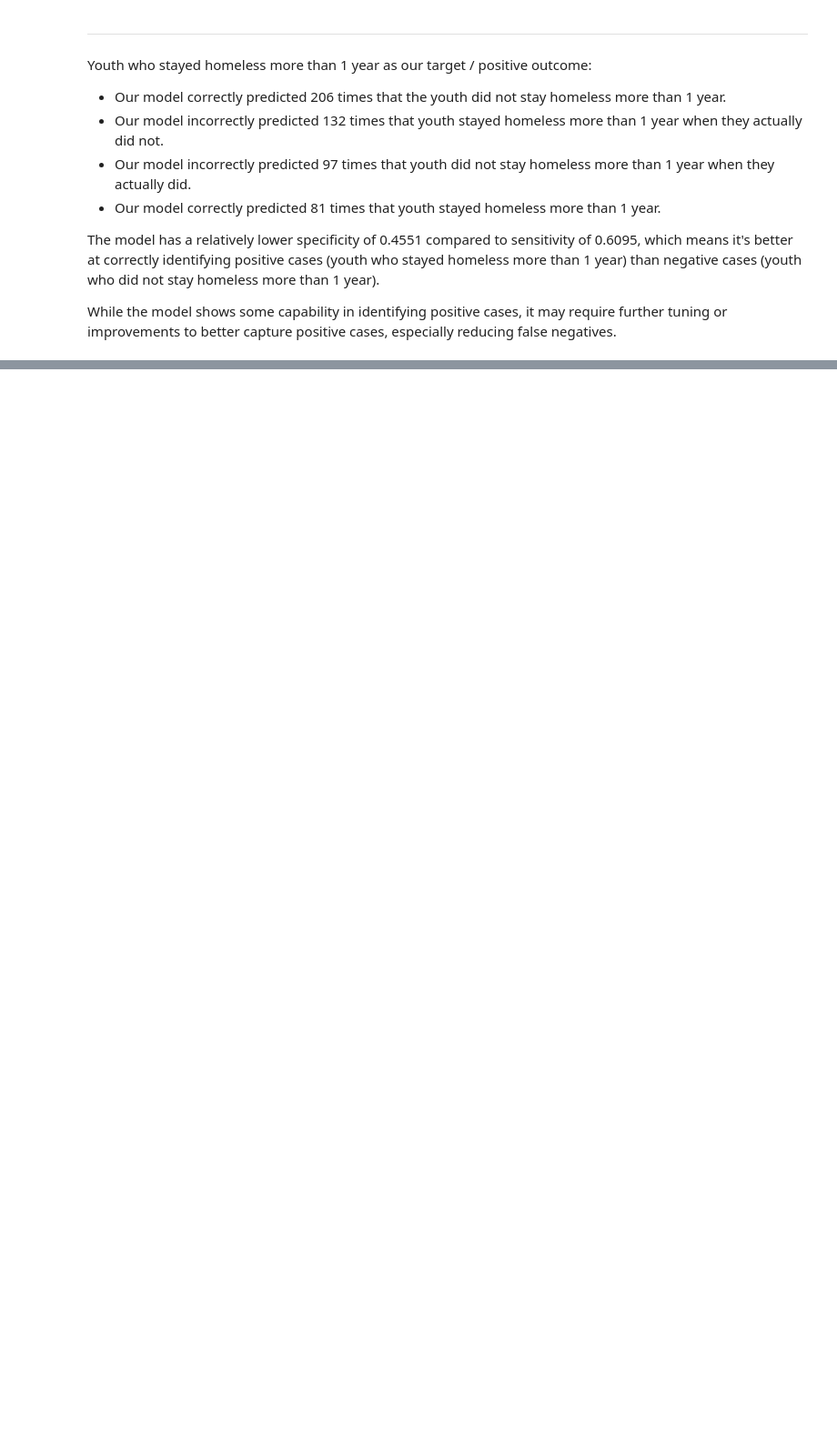
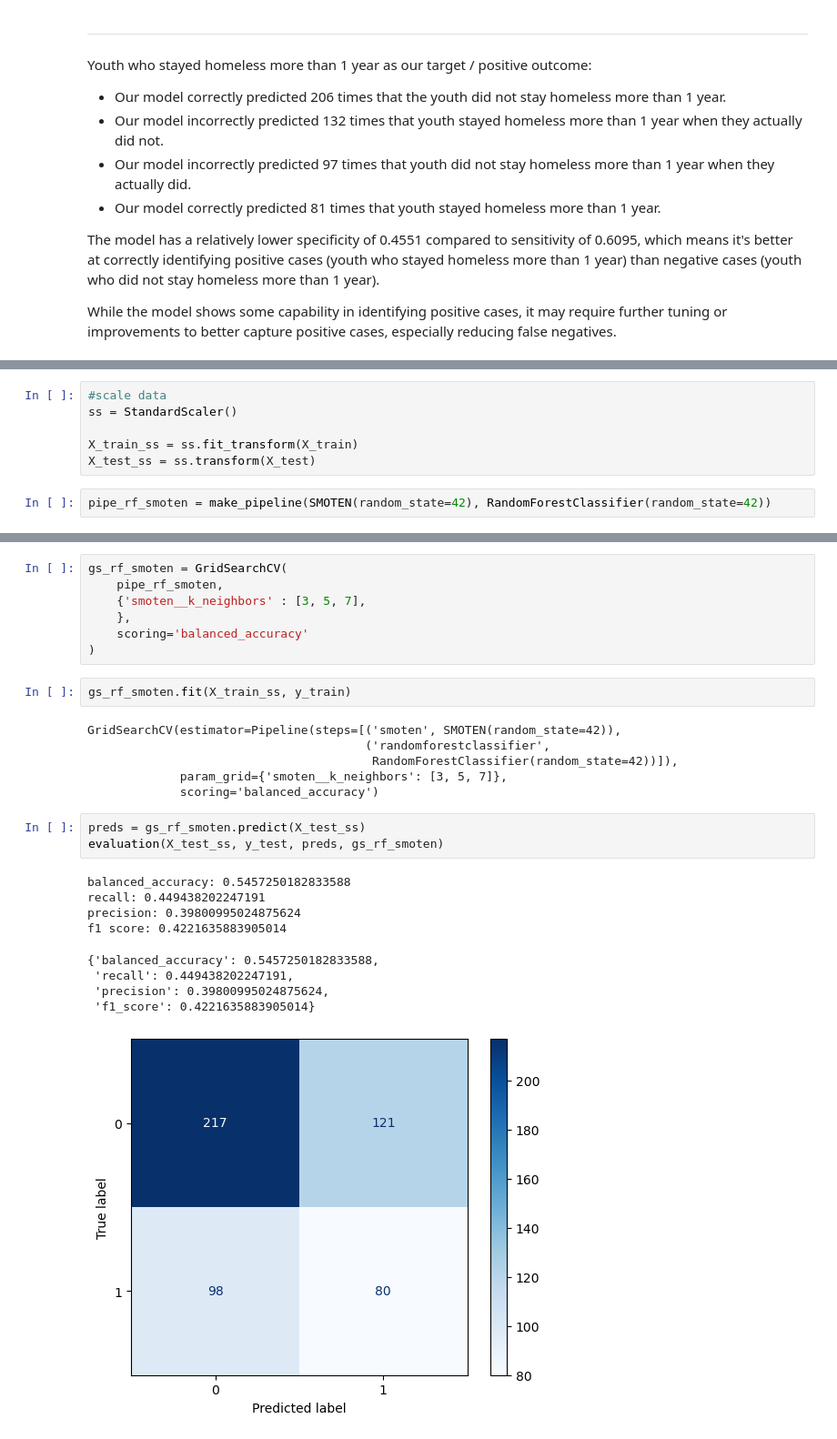
Before and after one commit to dxk613/capstone_project, a Jupyter notebook: youth_model.ipynb, the cells around one changed output, grey strips where cells are left out. Shown: that part at 91% size. Cells and saved outputs as stored; diff of their text form; blank space fills up the shorter version.

```diff
--- a/youth_model.ipynb
+++ b/youth_model.ipynb
@@ -392,0 +446,8 @@ While the model shows some capability in identifying positive cases, it may requ
+# %%
+#scale data
+ss = StandardScaler()
+
+X_train_ss = ss.fit_transform(X_train)
+X_test_ss = ss.transform(X_test)
+# %%
+pipe_rf_smoten = make_pipeline(SMOTEN(random_state=42), RandomForestClassifier(random_state=42))
@@ -392,0 +460,28 @@ While the model shows some capability in identifying positive cases, it may requ
+# %%
+gs_rf_smoten = GridSearchCV(
+    pipe_rf_smoten,
+    {'smoten__k_neighbors' : [3, 5, 7],
+    },
+    scoring='balanced_accuracy'
+)
+# %%
+gs_rf_smoten.fit(X_train_ss, y_train)
+# %% [output]
+GridSearchCV(estimator=Pipeline(steps=[('smoten', SMOTEN(random_state=42)),
+                                       ('randomforestclassifier',
+                                        RandomForestClassifier(random_state=42))]),
+             param_grid={'smoten__k_neighbors': [3, 5, 7]},
+             scoring='balanced_accuracy')
+# %%
+preds = gs_rf_smoten.predict(X_test_ss)
+evaluation(X_test_ss, y_test, preds, gs_rf_smoten)
+# %% [output]
+balanced_accuracy: 0.5457250182833588
+recall: 0.449438202247191
+precision: 0.39800995024875624
+f1 score: 0.4221635883905014
+{'balanced_accuracy': 0.5457250182833588,
+ 'recall': 0.449438202247191,
+ 'precision': 0.39800995024875624,
+ 'f1_score': 0.4221635883905014}
+[figure, added]
```
Also changed, not shown: parts of 12 cells of this notebook, 1 other file.
